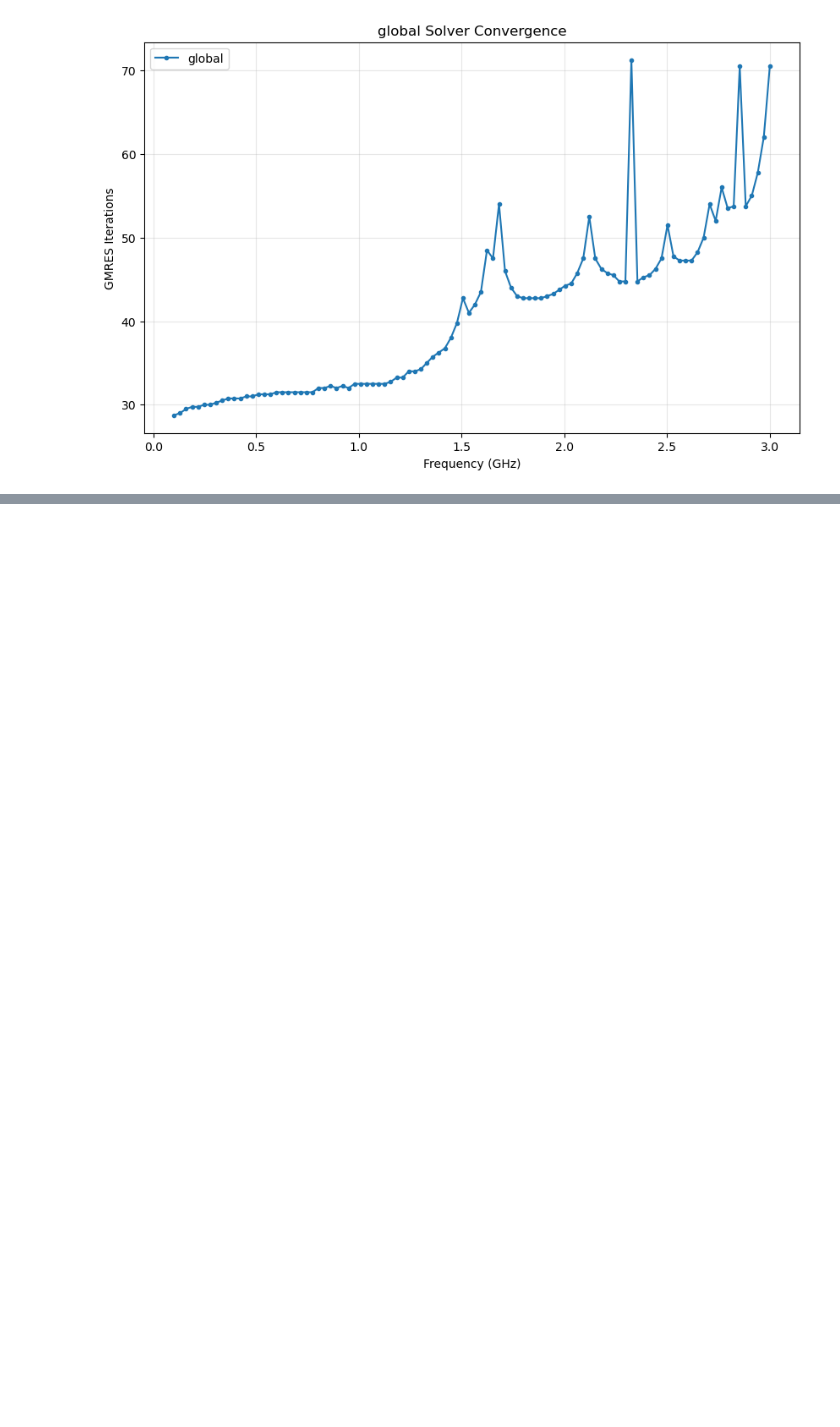
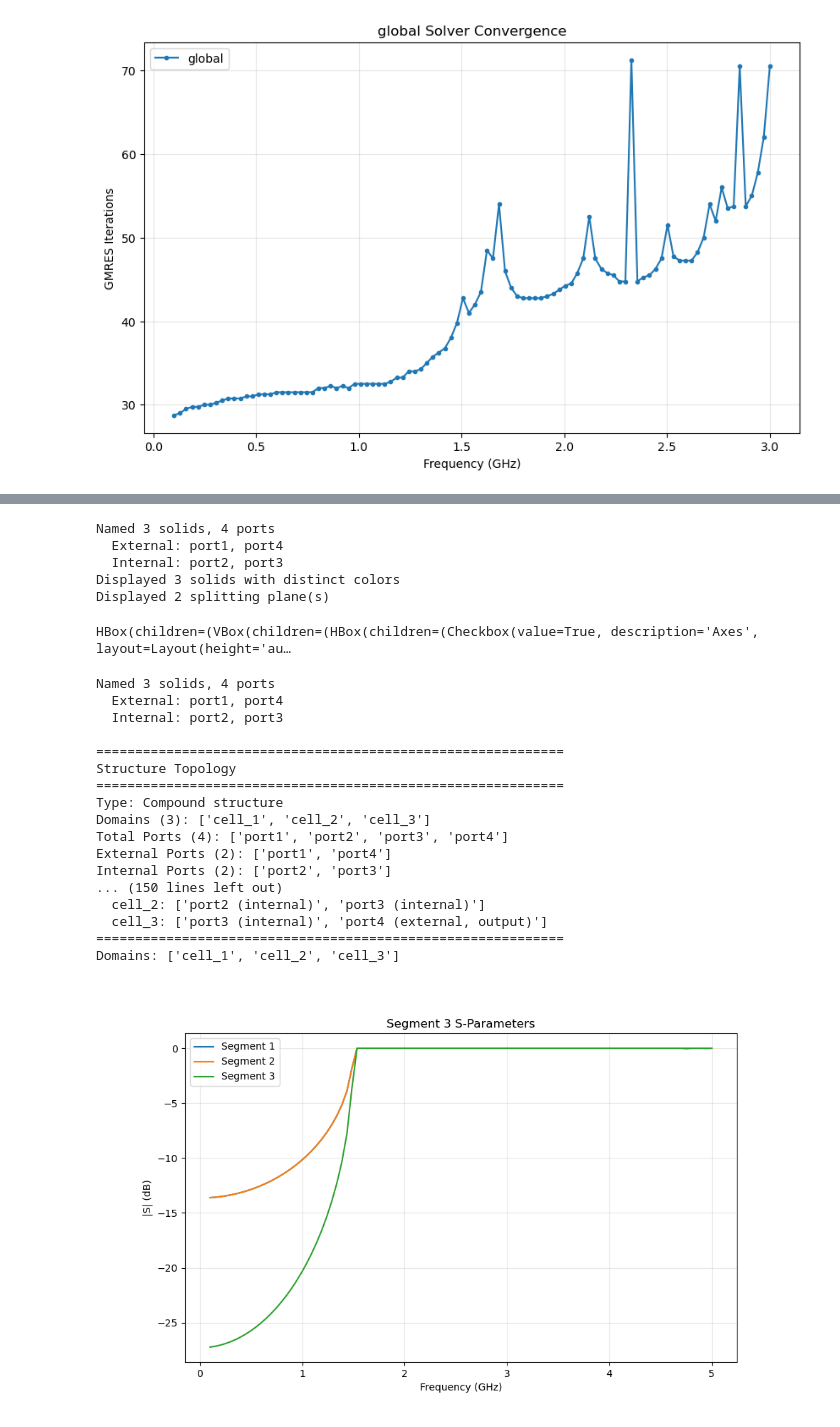
Before and after one commit to Dark-Elektron/cavsim3d, a Jupyter notebook: examples/rwg/rwg.ipynb, the cells around one changed output, grey strips where cells are left out. Saved outputs shown, nothing was run; the diff lists cells and outputs as text; code cells hidden in the pictures; blank space fills up the shorter version.

```diff
--- a/examples/rwg/rwg.ipynb
+++ b/examples/rwg/rwg.ipynb
@@ -219,0 +261,71 @@ fds.fom.plot_residual('iterations')
+# %%
+from utils.visualization import *
+from geometry.importers import STEPImporter
+from solvers.frequency_domain import FrequencyDomainSolver
+from rom.reduction import ModelOrderReduction
+from analytical.rectangular_waveguide import RWGAnalytical
+from ngsolve.webgui import Draw # must import Draw, otherwise may run into problems showing mesh
+from utils.visualization import (
+    plot_z_comparison,
+    plot_s_comparison,
+    plot_all_parameters,
+    plot_eigenfrequencies,
+    ParameterPlotter,
+    EigenfrequencyPlotter
+)
+%matplotlib widget
+plt.rcParams['figure.dpi'] = 100
+
+# 1. Create a split waveguide (two segments)
+geo = STEPImporter(r"./rectangular_waveguide.step", auto_build=False)
+geo.add_splitting_plane_at_z(0.05)
+geo.add_splitting_plane_at_z(0.10)
+geo.split()
+
+geo.show_split_preview()
+geo.build()
+geo.name_solids()
+geo.generate_mesh(maxh=0.03) # after naming solids, must generate mesh but avoid rebuilding
+
+fds = FrequencyDomainSolver(geo, order=3)
+fds.save(r"C:\Users\Soske\Documents\git_projects\cavsim3d_simulations\rwg_split_project") # Link project
+fds.assemble_matrices(nportmodes=3)
+
+# Solve (Auto-saves per-domain matrices and results)
+fds.solve(fmin=0.1, fmax=5.0, nsamples=100, per_domain=True)
+
+# 2. Load and inspect
+reloaded = FrequencyDomainSolver.load(r"C:\Users\Soske\Documents\git_projects\cavsim3d_simulations\rwg_split_project")
+
+print(f"Domains: {reloaded.domains}")
+# plot per-domain results
+which = ['1(1)2(1)']
+fig, ax = reloaded.foms[0].plot_s(which, label="Segment 1")
+reloaded.foms[1].plot_s(which, ax=ax, label="Segment 2")
+reloaded.foms[2].plot_s(which, ax=ax, label="Segment 3")
+plt.show()
+# %% [output]
+Named 3 solids, 4 ports
+  External: port1, port4
+  Internal: port2, port3
+Displayed 3 solids with distinct colors
+Displayed 2 splitting plane(s)
+HBox(children=(VBox(children=(HBox(children=(Checkbox(value=True, description='Axes', layout=Layout(height='au…
+Named 3 solids, 4 ports
+  External: port1, port4
+  Internal: port2, port3
+
+============================================================
+Structure Topology
+============================================================
+Type: Compound structure
+Domains (3): ['cell_1', 'cell_2', 'cell_3']
+Total Ports (4): ['port1', 'port2', 'port3', 'port4']
+External Ports (2): ['port1', 'port4']
+Internal Ports (2): ['port2', 'port3']
+... (150 lines left out)
+  cell_2: ['port2 (internal)', 'port3 (internal)']
+  cell_3: ['port3 (internal)', 'port4 (external, output)']
+============================================================
+Domains: ['cell_1', 'cell_2', 'cell_3']
+[figure, added]
```
Also changed, not shown: parts of 2 cells of this notebook, 31 other files.
